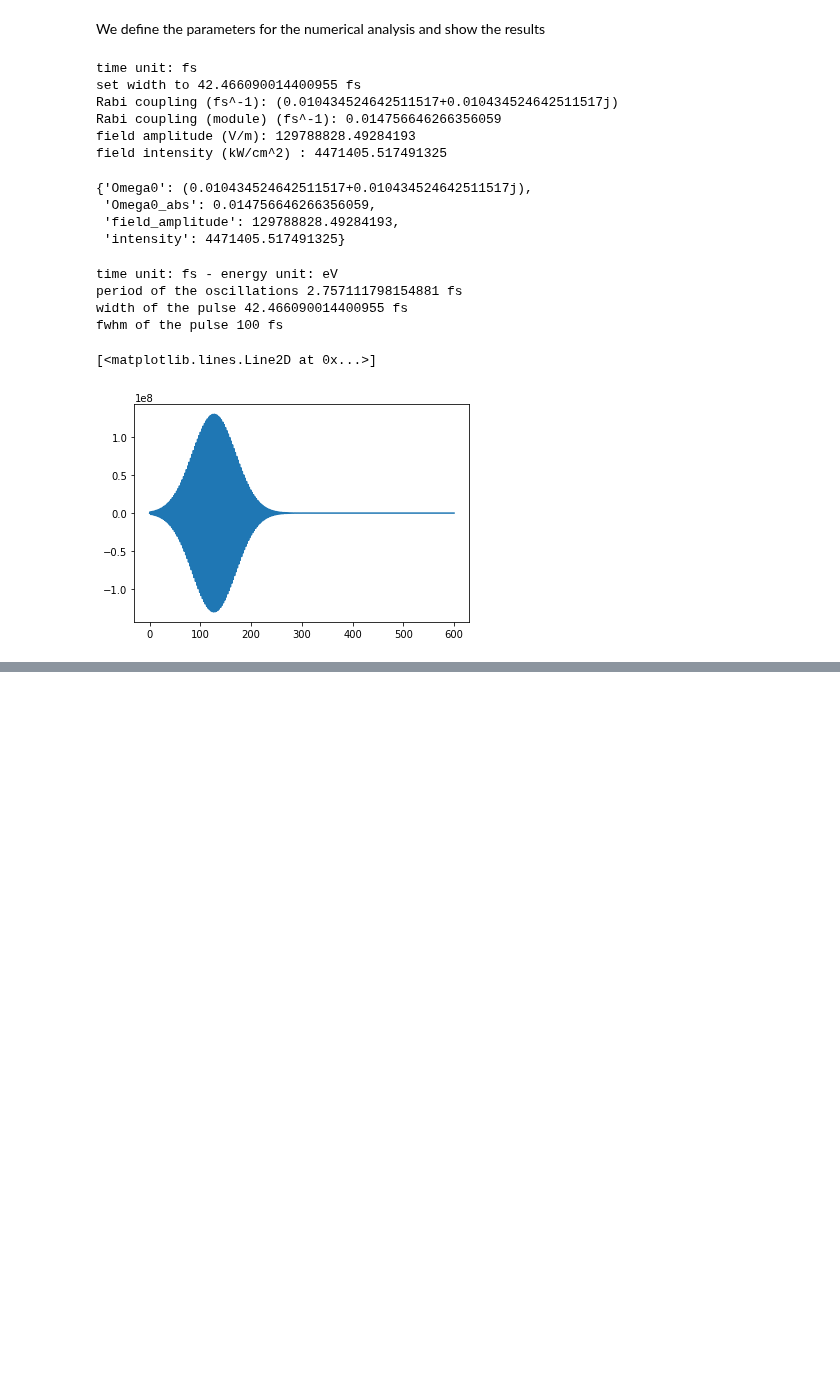
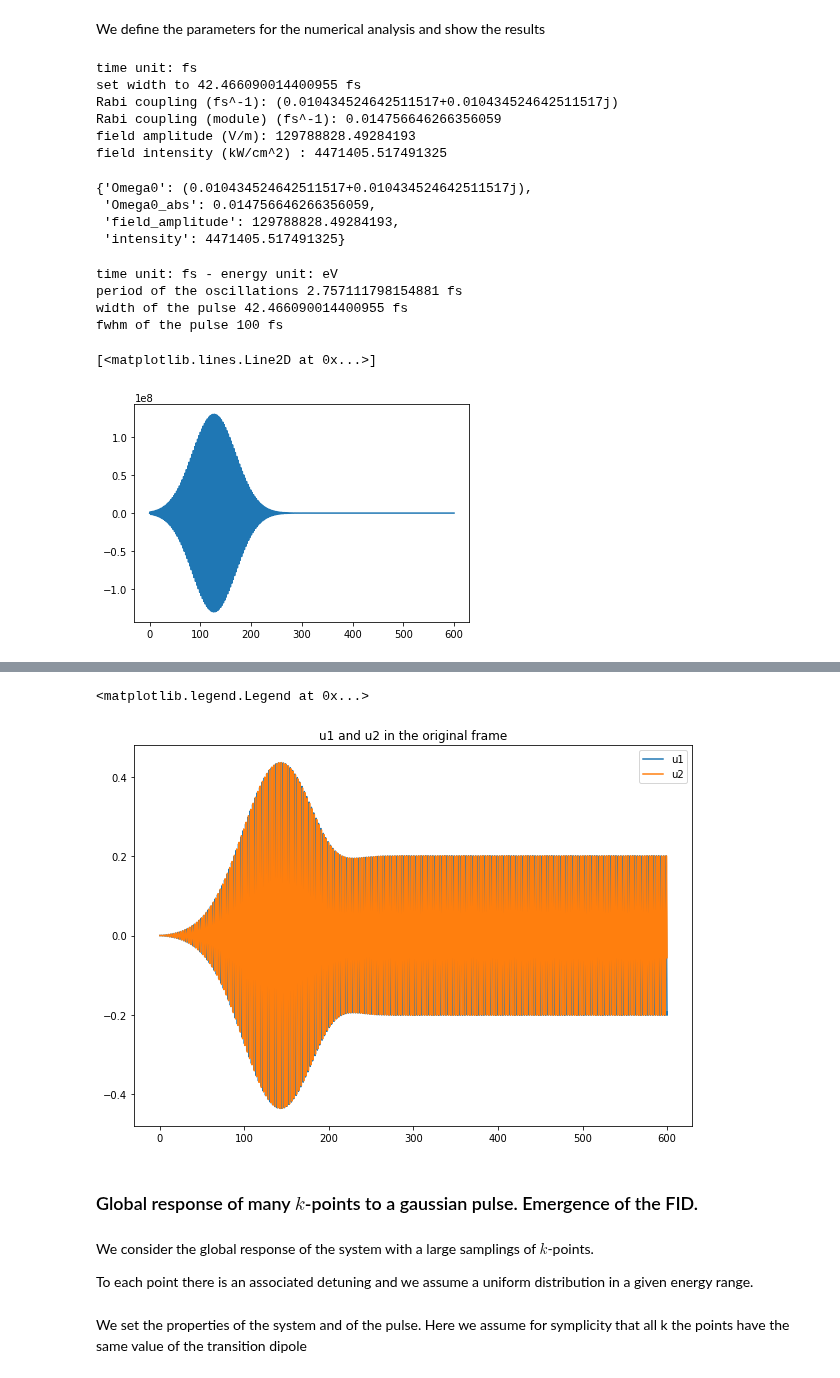
Before and after one commit to marcodalessandro76/MPPI, a Jupyter notebook: sphinx_source/tutorials/Model_TLS_optical_absorption.ipynb, the cells around one changed output, grey strips where cells are left out. Drawn from its saved outputs; the diff is of its cells as text; code cells hidden in the pictures; blank space fills up the shorter version.

```diff
--- a/sphinx_source/tutorials/Model_TLS_optical_absorption.ipynb
+++ b/sphinx_source/tutorials/Model_TLS_optical_absorption.ipynb
@@ -322,0 +374,18 @@ uprime = solveBlochEq(uprime0,time,Omega,Omega0 = pars['Omega0'])
+# %%
+u = TLS.convertToRotatingFrame(omega,time,uprime,invert=True)
+# %%
+plt.figure(figsize=(10,7))
+plt.plot(time,u[0],label='u1')
+plt.plot(time,u[1],label='u2')
+plt.title('u1 and u2 in the original frame')
+plt.legend()
+# %% [output]
+<matplotlib.legend.Legend at 0x...>
+[figure, added]
+# %% [markdown]
+### Global response of many $k$-points to a gaussian pulse. Emergence of the FID.
+# %% [markdown]
+We consider the global response of the system with a large samplings of $k$-points.
+
+To each point there is an associated detuning and we assume a uniform distribution in a given energy
+range.
@@ -322,0 +400,3 @@ uprime = solveBlochEq(uprime0,time,Omega,Omega0 = pars['Omega0'])
+# %% [markdown]
+We set the properties of the system and of the pulse. Here we assume for symplicity that all k the points have
+the same value of the transition dipole
```
Also changed, not shown: parts of 39 cells of this notebook, 12 other files.
